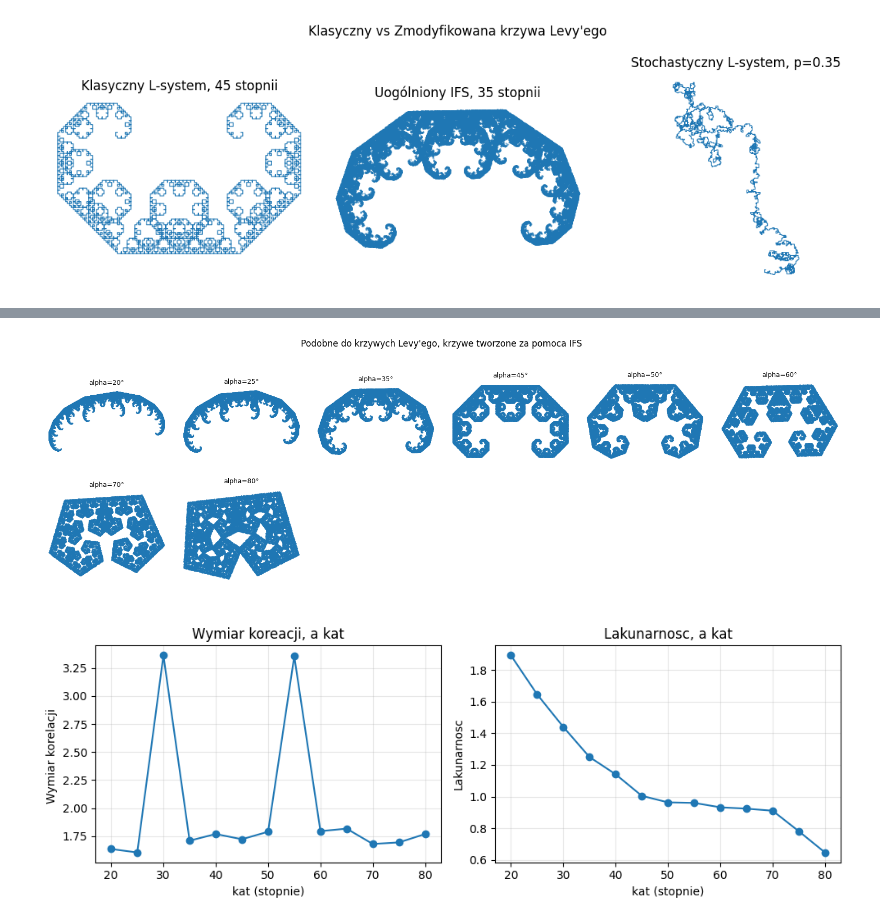
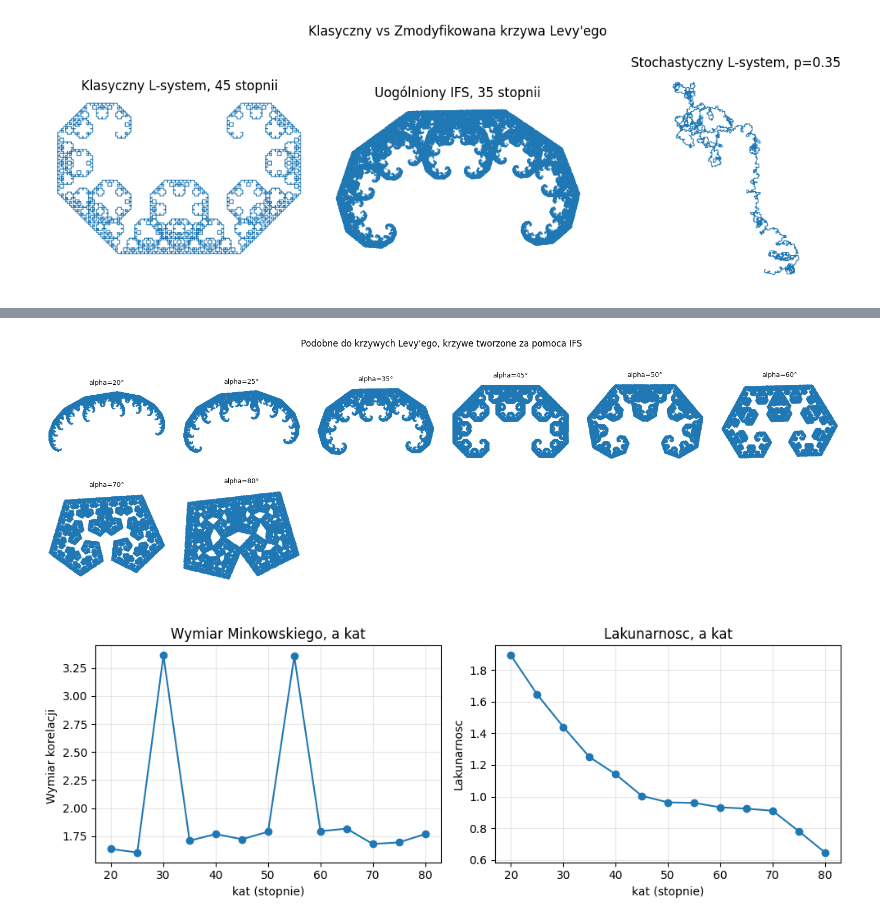
Before and after one commit to Ja-Gk-00/Fractal-Generator-Analysis, a Jupyter notebook: notebooks/Levy_Curve_project_I.ipynb, the cells around one changed output, grey strips where cells are left out. Saved outputs shown, nothing was run; the diff lists cells and outputs as text; code cells hidden in the pictures.

```diff
--- a/notebooks/Levy_Curve_project_I.ipynb
+++ b/notebooks/Levy_Curve_project_I.ipynb
@@ -466,35 +446,35 @@ for k, a in enumerate(angles):
 for j in range(len(subset_angles), len(axes_list)):
     axes_list[j].axis("off")
 
 fig_m.suptitle("Podobne do krzywych Levy'ego, krzywe tworzone za pomoca IFS ")
 fig_m.tight_layout()
 plt.show()
 
 # 2) Metryki a kat
 D_corr_vals = np.asarray(D_corr_vals, dtype=float)
 lac_means = np.asarray(lac_means, dtype=float)
 
 fig, ax = plt.subplots(1, 2, figsize=(10, 3.6))
 
 # Wymiar korelacji
 ax[0].plot(angles, D_corr_vals, "o-")
-ax[0].set_title("Wymiar koreacji, a kat")
+ax[0].set_title("Wymiar Minkowskiego, a kat")
 ax[0].set_xlabel("kat (stopnie)")
 ax[0].set_ylabel("Wymiar korelacji ")
 ax[0].grid(True, alpha=0.3)
 
 # Lakunarnosc
 ax[1].plot(angles, lac_means, "o-")
 ax[1].set_title("Lakunarnosc, a kat")
 ax[1].set_xlabel("kat (stopnie)")
 ax[1].set_ylabel("Lakunarnosc")
 ax[1].grid(True, alpha=0.3)
 
 fig.tight_layout()
 plt.show()
 # %% [output]
 [figure]
-[figure, old version]
+[figure, new version]
 # %% [markdown]
 ## Wnioski
 
```
Also changed, not shown: parts of 3 cells of this notebook.
